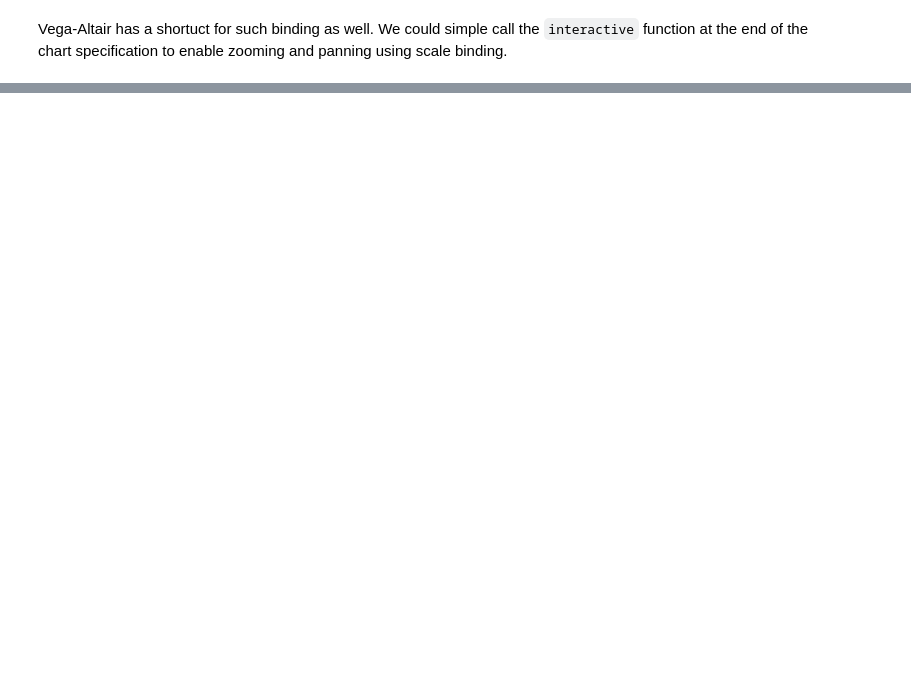
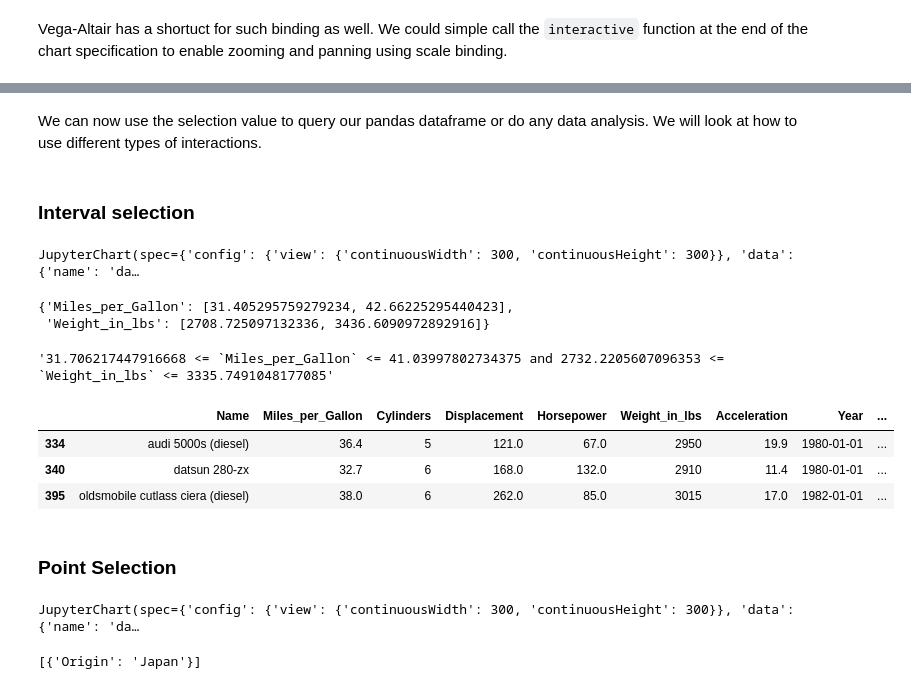
Before and after one commit to dataviscourse/2023-applied-vis-lectures, a Jupyter notebook: 16-altair-2/16-altair-2.ipynb, the cells around one changed output, grey strips where cells are left out. Drawn from its saved outputs; the diff is of its cells as text; code cells hidden in the pictures; blank space fills up the shorter version.

```diff
--- a/16-altair-2/16-altair-2.ipynb
+++ b/16-altair-2/16-altair-2.ipynb
@@ -706,0 +791,71 @@ alt.Chart(cars).mark_point().encode(
+# %% [markdown]
+We can now use the selection value to query our pandas dataframe or do any data analysis. We will look at how to use different types of interactions.
+# %% [markdown]
+### Interval selection
+# %%
+df = data.cars()
+
+brush_selection = alt.selection_interval(name="brush")
+
+base_altair_chart = alt.Chart(df).mark_point().encode(
+    x="Miles_per_Gallon:Q",
+    y="Weight_in_lbs:Q",
+    color=alt.condition(brush_selection, "Origin:N", alt.value("gray")),
+    opacity=alt.condition(brush_selection, alt.value(0.7), alt.value(0.3)),
+    tooltip=["Name:N"]
+).add_params(
+    brush_selection
+)
+
+jupyter_chart = alt.JupyterChart(base_altair_chart)
+jupyter_chart
+# %% [output]
+JupyterChart(spec={'config': {'view': {'continuousWidth': 300, 'continuousHeight': 300}}, 'data': {'name': 'da…
+# %%
+jupyter_chart.selections.brush.value
+# %% [output]
+{'Miles_per_Gallon': [31.405295759279234, 42.66225295440423],
+ 'Weight_in_lbs': [2708.725097132336, 3436.6090972892916]}
+# %%
+def interval_filter(selection_value):
+    return " and ".join([
+        f"{v[0]} <= `{k}` <= {v[1]}"
+        for k, v in selection_value.items()
+    ])
+
+interval_query = interval_filter(jupyter_chart.selections.brush.value)
+interval_query
+# %% [output]
+'31.706217447916668 <= `Miles_per_Gallon` <= 41.03997802734375 and 2732.2205607096353 <= `Weight_in_lbs` <= 3335.7491048177085'
+# %%
+df.query(interval_query)
+# %% [output]
+|  | Name | Miles_per_Gallon | Cylinders | Displacement | Horsepower | Weight_in_lbs | Acceleration | Year | ... |
+| 334 | audi 5000s (diesel) | 36.4 | 5 | 121.0 | 67.0 | 2950 | 19.9 | 1980-01-01 | ... |
+| 340 | datsun 280-zx | 32.7 | 6 | 168.0 | 132.0 | 2910 | 11.4 | 1980-01-01 | ... |
+| 395 | oldsmobile cutlass ciera (diesel) | 38.0 | 6 | 262.0 | 85.0 | 3015 | 17.0 | 1982-01-01 | ... |
+# %% [markdown]
+### Point Selection
+# %%
+df = data.cars()
+
+brush_selection = alt.selection_point(name="brush", encodings=["color"], bind="legend")
+
+base_altair_chart = alt.Chart(df).mark_point().encode(
+    x="Miles_per_Gallon:Q",
+    y="Weight_in_lbs:Q",
+    color=alt.condition(brush_selection, "Origin:N", alt.value("gray")),
+    opacity=alt.condition(brush_selection, alt.value(0.7), alt.value(0.3)),
+    tooltip=["Name:N"]
+).add_params(
+    brush_selection
+)
+
+jupyter_chart = alt.JupyterChart(base_altair_chart)
+jupyter_chart
+# %% [output]
+JupyterChart(spec={'config': {'view': {'continuousWidth': 300, 'continuousHeight': 300}}, 'data': {'name': 'da…
+# %%
+jupyter_chart.selections.brush.value
+# %% [output]
+[{'Origin': 'Japan'}]
```
Also changed, not shown: parts of 18 cells of this notebook.
